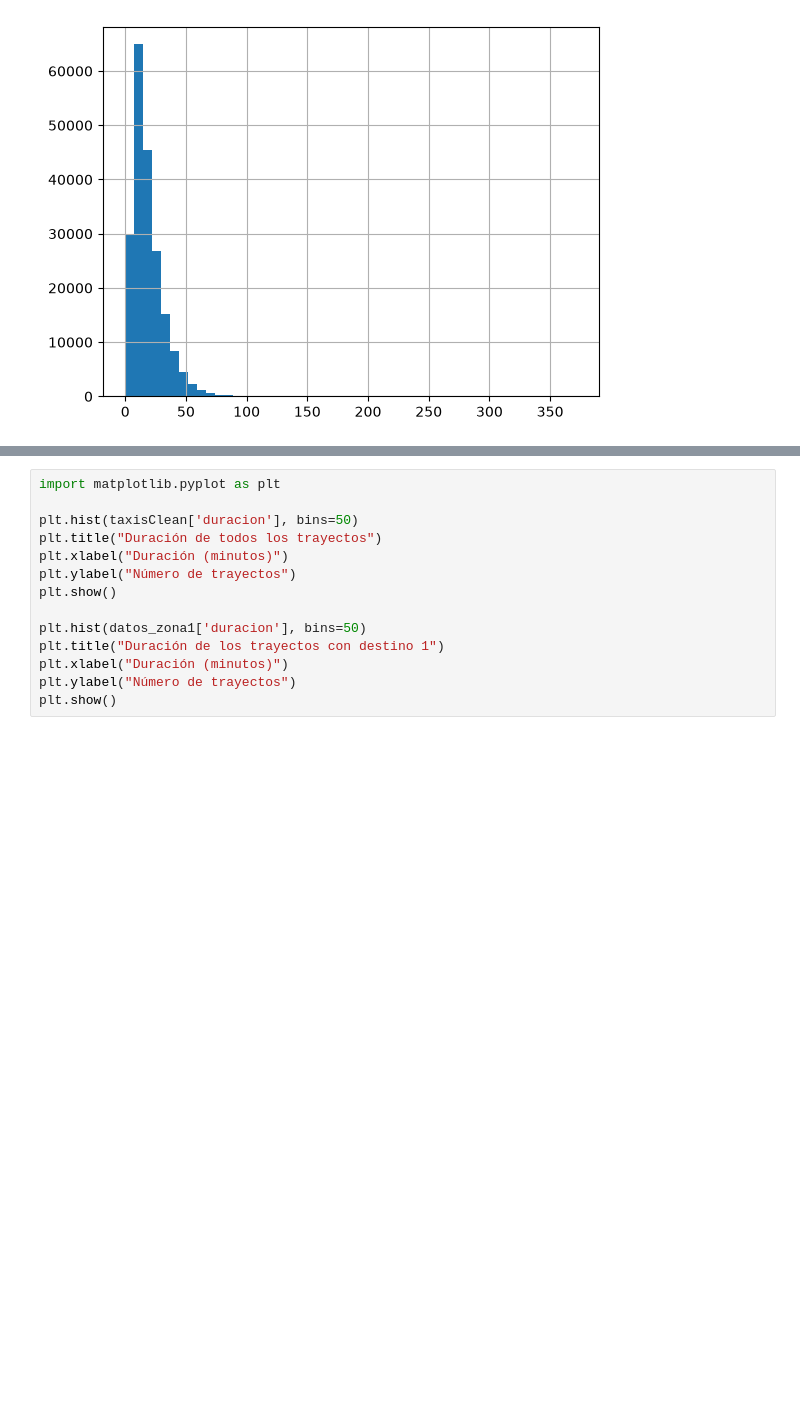
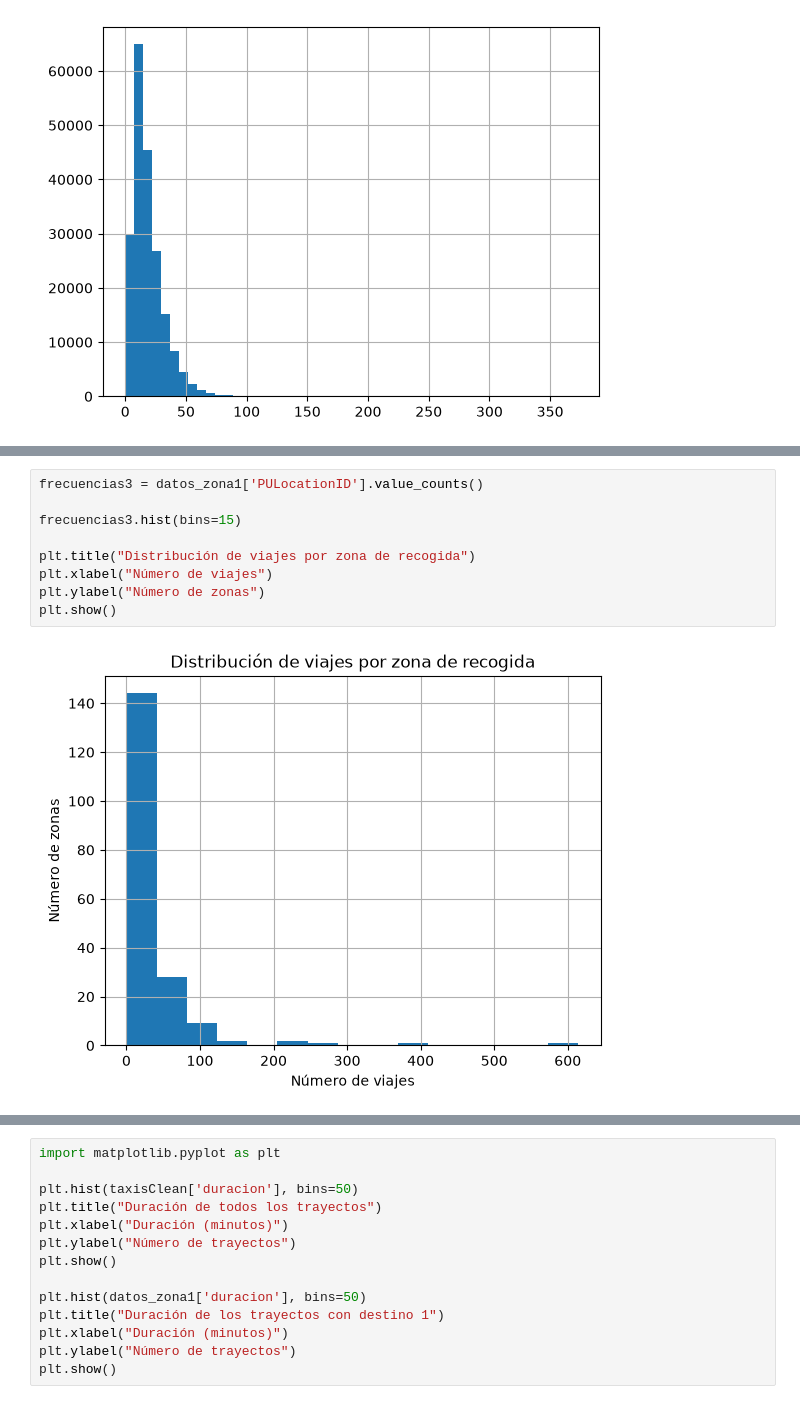
Before and after one commit to carolinamesacurso/proyecto-taxis, a Jupyter notebook: taxis.ipynb, the cells around one changed output, grey strips where cells are left out. Cells and saved outputs as stored; diff of their text form; blank space fills up the shorter version.

```diff
--- a/taxis.ipynb
+++ b/taxis.ipynb
@@ -620,0 +557,11 @@ Name: duracion, dtype: float64
+# %%
+frecuencias3 = datos_zona1['PULocationID'].value_counts()
+
+frecuencias3.hist(bins=15)
+
+plt.title("Distribución de viajes por zona de recogida")
+plt.xlabel("Número de viajes")
+plt.ylabel("Número de zonas")
+plt.show()
+# %% [output]
+[figure, added]
```
Also changed, not shown: parts of 60 cells of this notebook.
